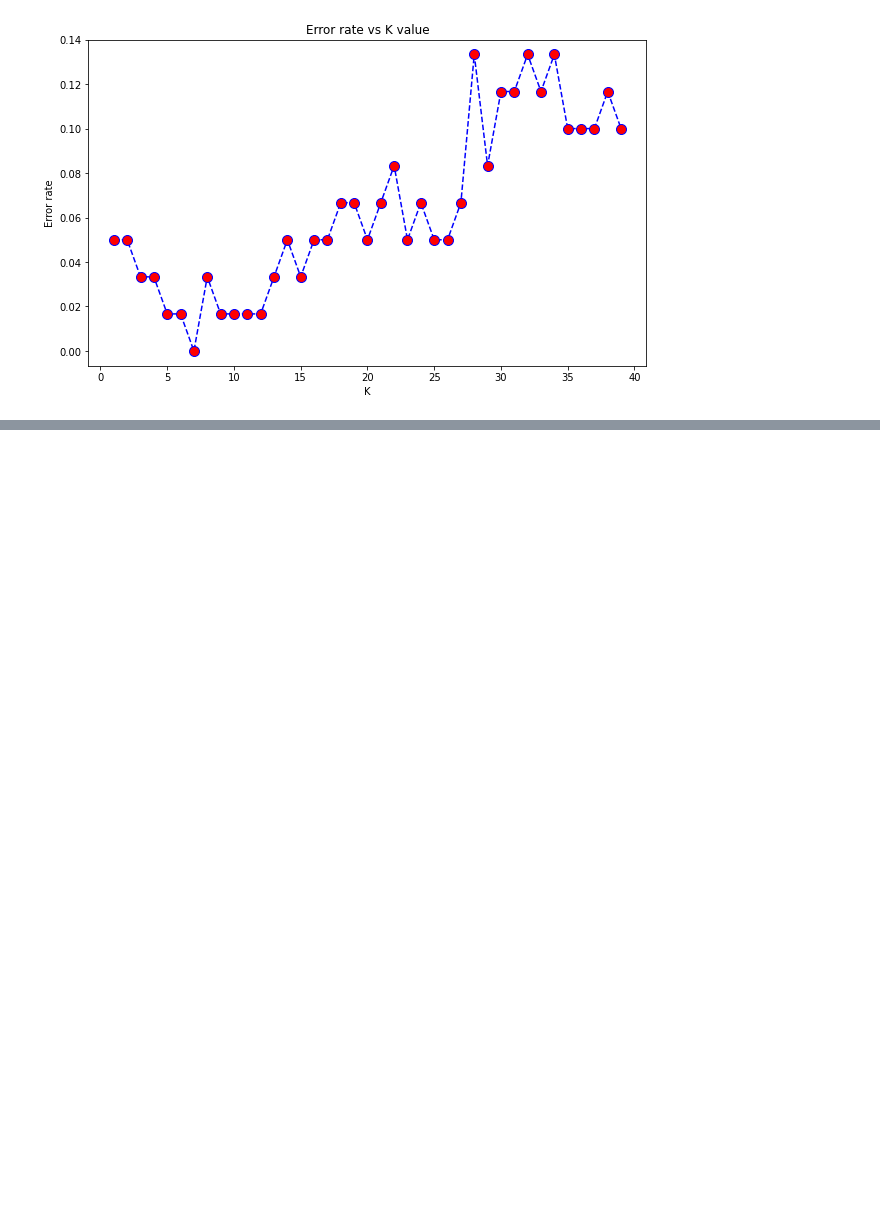
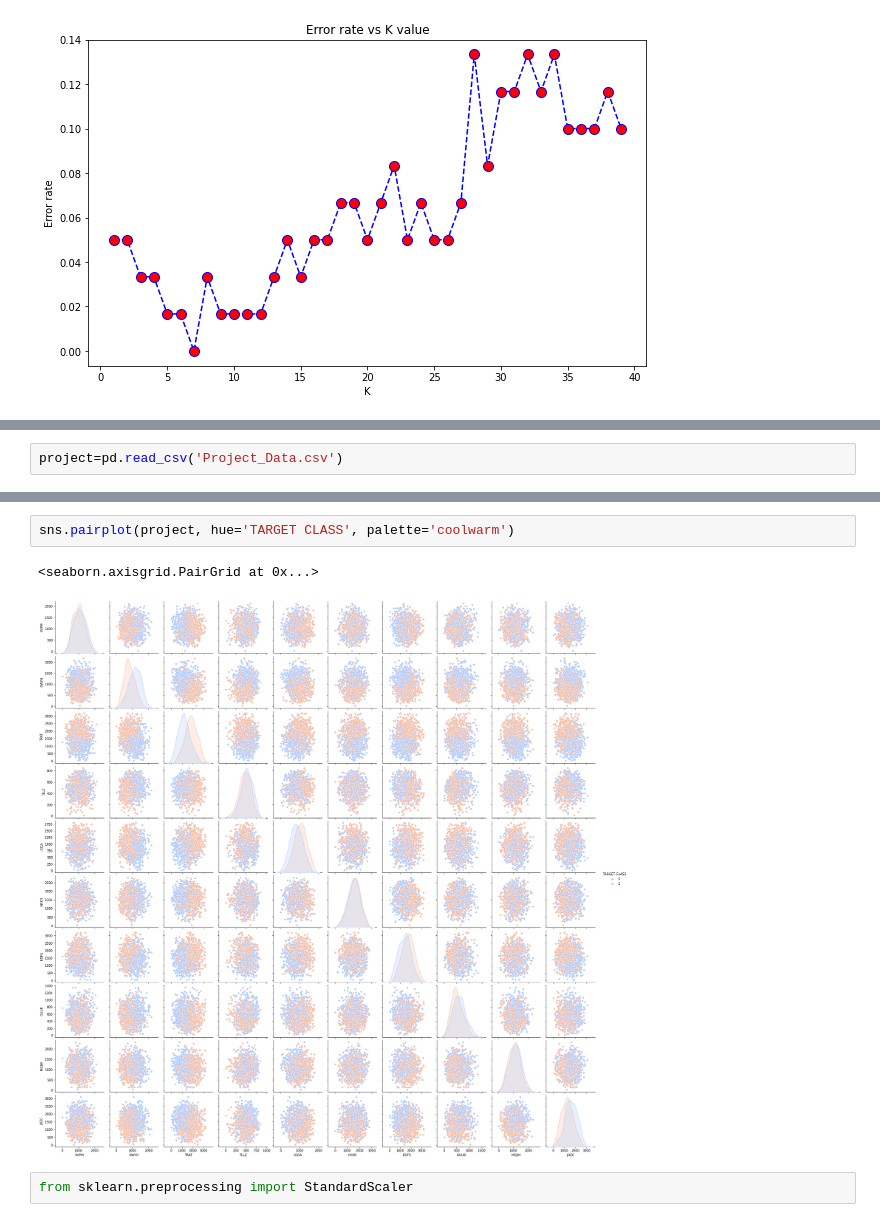
Before and after one commit to lovepreetmultani/python, a Jupyter notebook: KNN.ipynb, the cells around one changed output, grey strips where cells are left out. Saved outputs shown, nothing was run; the diff lists cells and outputs as text; blank space fills up the shorter version.

```diff
--- a/KNN.ipynb
+++ b/KNN.ipynb
@@ -174,0 +145,2 @@ error_rate
+# %%
+project=pd.read_csv('Project_Data.csv')
@@ -174,0 +156,7 @@ error_rate
+# %%
+sns.pairplot(project, hue='TARGET CLASS', palette='coolwarm')
+# %% [output]
+<seaborn.axisgrid.PairGrid at 0x...>
+[figure, added]
+# %%
+from sklearn.preprocessing import StandardScaler
```
Also changed, not shown: parts of 21 cells of this notebook.
